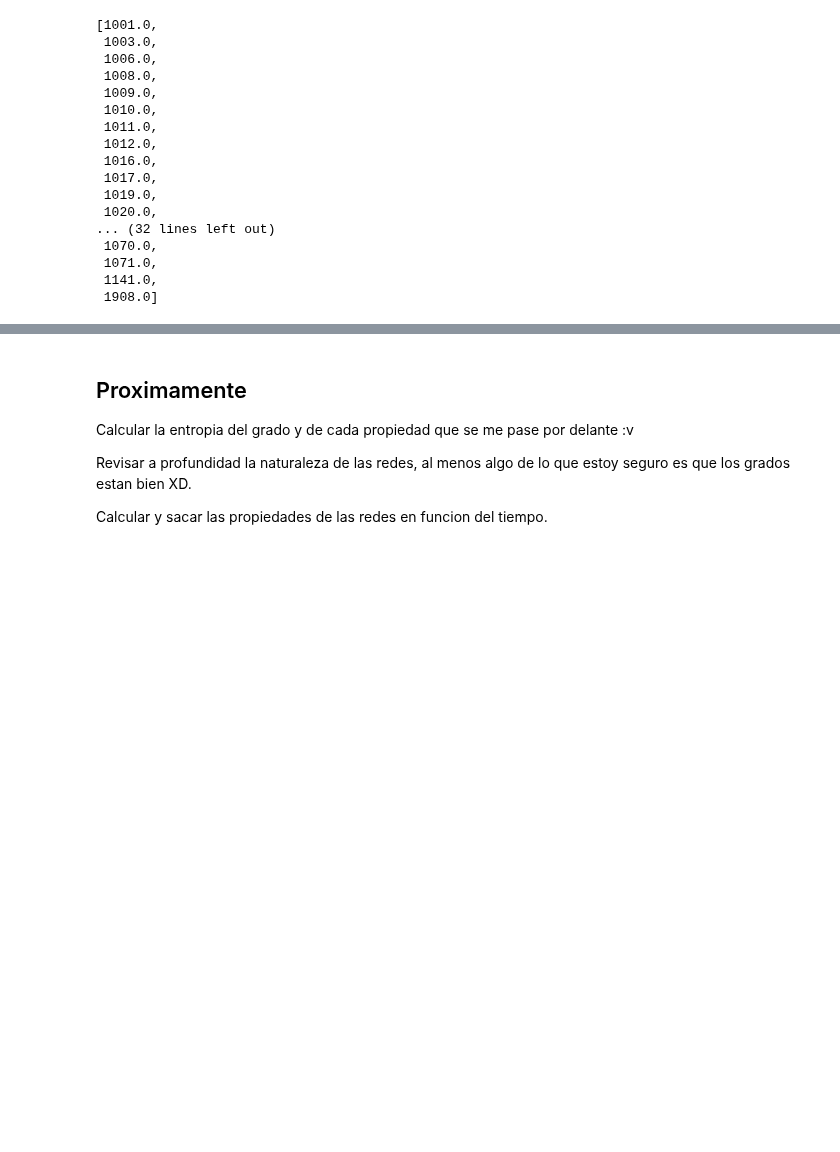
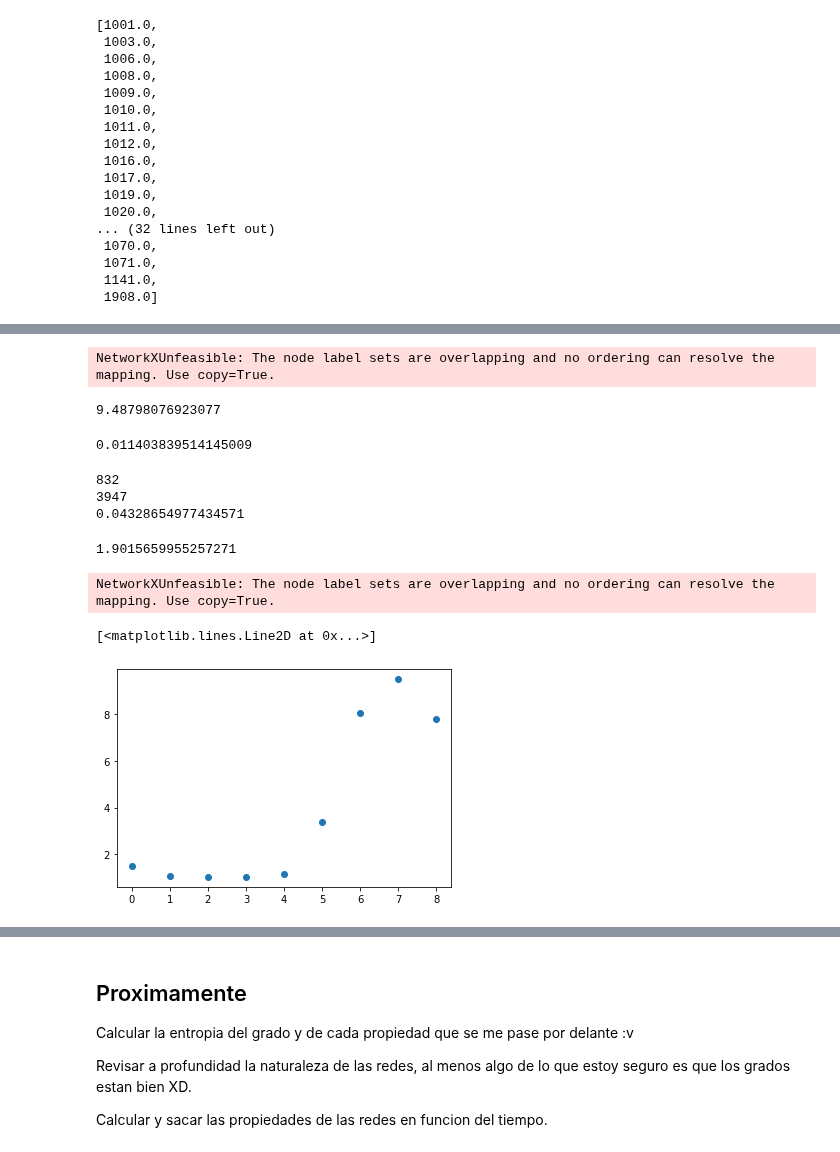
Before and after one commit to saramirezva/Tesis-congestion-Bogota, a Jupyter notebook: Red_completa_Bogota.ipynb, the cells around one changed output, grey strips where cells are left out. Drawn from its saved outputs; the diff is of its cells as text; code cells hidden in the pictures; blank space fills up the shorter version.

```diff
--- a/Red_completa_Bogota.ipynb
+++ b/Red_completa_Bogota.ipynb
@@ -990,0 +1049,10 @@ sorted(great_df[great_df['zat_destino'] > 999]['zat_destino'].unique())
+# %%
+def make_matrix(df):
+    matrix = (df.drop_duplicates()
+                .pivot_table(values = ('viajes'), index = 'zat_origen', columns = 'zat_destino')
+                .fillna(0))
+    matrix[959] = 0
+    matrix[1061] = 0
+    matrix.loc[308] = 0
+    matrix.loc[478] = 0
+    return matrix
@@ -990,0 +1082,61 @@ sorted(great_df[great_df['zat_destino'] > 999]['zat_destino'].unique())
+# %%
+nx.from_pandas_adjacency(matrix_7am)
+# %% [output]
+NetworkXUnfeasible: The node label sets are overlapping and no ordering can resolve the mapping. Use copy=True.
+# %%
+mean_degree(G_7am)
+# %% [output]
+9.48798076923077
+# %%
+2*G_7am.number_of_edges()/(len(G_7am)**2-1)
+# %% [output]
+0.011403839514145009
+# %%
+print(len(G_7am))
+print(G_7am.number_of_edges())
+print(nx.average_clustering(G_7am))
+# %% [output]
+832
+3947
+0.04328654977434571
+# %%
+hora = datetime.time(23,0)
+df = df_time[(df_time['hora_inicio_viaje'] < hora) & (df_time['hora_llegada'] > hora)]
+matrix = make_matrix(df)
+index, columns = what_index_columns(matrix)
+index_columns(matrix, index, columns)
+G = nx.from_pandas_adjacency(matrix)
+mean_degree(G)
+# %% [output]
+1.9015659955257271
+# %%
+horas = []
+meandegree = []
+num_nodes = []
+num_edges = []
+density_ = []
+avg_clustering = []
+
+for i in range(0, 24):
+    hora = datetime.time(i,0)
+    df = df_time[(df_time['hora_inicio_viaje'] < hora) & (df_time['hora_llegada'] > hora)]
+    matrix = make_matrix(df)
+    index, columns = what_index_columns(matrix)
+    index_columns(matrix, index, columns)
+    G = nx.from_pandas_adjacency(matrix)
+    horas.append(i)
+    meandegree.append(mean_degree(G))
+    num_nodes.append(len(G))
+    num_edges.append(G.number_of_edges())
+    density_.append(density(G))
+    avg_clustering.append(nx.average_clustering(G))
+    del G
+    del df
+    del matrix
+# %% [output]
+NetworkXUnfeasible: The node label sets are overlapping and no ordering can resolve the mapping. Use copy=True.
+# %%
+plt.plot(horas, meandegree, 'o')
+# %% [output]
+[<matplotlib.lines.Line2D at 0x...>]
+[figure, added]
```
Also changed, not shown: parts of 10 cells of this notebook.
